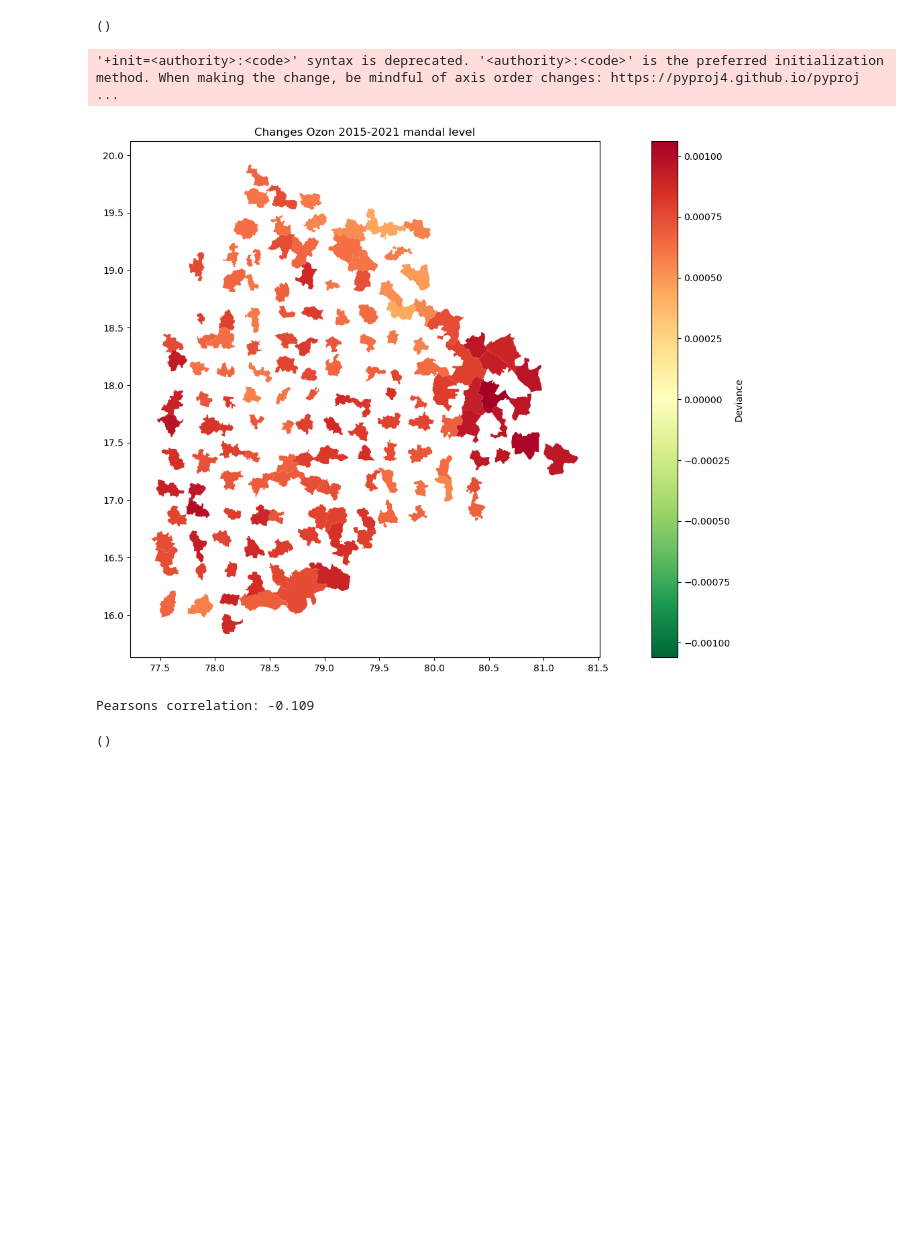
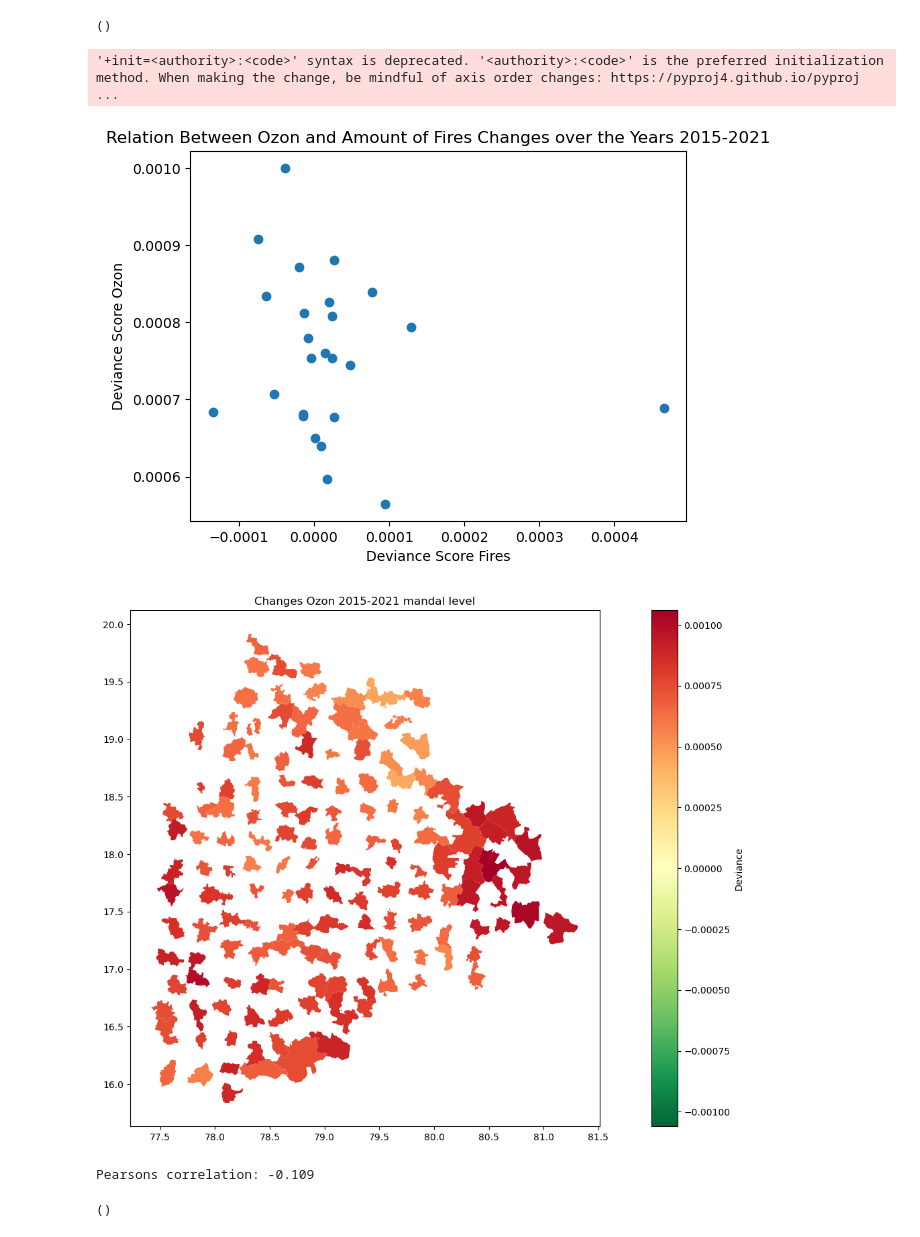
Before and after one commit to undpindia/dicra, a Jupyter notebook: analytics/sandbox/notebooks/crop_fires/DPPD_Jesse/Ozon/ozon.ipynb, the cells around one changed output. Cells and saved outputs as stored; diff of their text form; code cells hidden in the pictures; blank space fills up the shorter version.

```diff
--- a/analytics/sandbox/notebooks/crop_fires/DPPD_Jesse/Ozon/ozon.ipynb
+++ b/analytics/sandbox/notebooks/crop_fires/DPPD_Jesse/Ozon/ozon.ipynb
@@ -111,11 +111,11 @@ def correlation(data, endyear, name, boundaries, col_name):
                         cmap = 'RdYlGn_r',
                         norm = norm)
     plt.title(text)
-    os.chdir('c:\\Users\\Jesse\\OneDrive\\Documenten\\Master BAOR\\Thesis\\GitHub\\dicra\\analytics\\notebooks\\crop_fires\\DPPD_Jesse\\'+name+'\\result')
+    os.chdir('c:\\Users\\Jesse\\OneDrive\\Documenten\\Master BAOR\\Thesis\\GitHub\\dicra\\analytics\\sandbox\\notebooks\\crop_fires\\DPPD_Jesse\\'+name+'\\result')
     plt.savefig(text + '.png', bbox_inches='tight')
     plt.show()
 
-    os.chdir('c:\\Users\\Jesse\\OneDrive\\Documenten\\Master BAOR\\Thesis\\GitHub\\dicra\\analytics\\notebooks\\crop_fires\\DPPD_Jesse\\Fires\\results')
+    os.chdir('c:\\Users\\Jesse\\OneDrive\\Documenten\\Master BAOR\\Thesis\\GitHub\\dicra\\analytics\\sandbox\\notebooks\\crop_fires\\DPPD_Jesse\\Fires\\results')
     DPPD_Fires = pd.read_csv('DPPD_Fires_'+str(endyear)+'.csv', index_col = 0)
     DPPD_Fires.columns = ['index', 'Slope Score Fires', 'geometry']
 
@@ -130,14 +130,15 @@ def correlation(data, endyear, name, boundaries, col_name):
                      "color": "Area"
                  },)
     fig.show()
-    os.chdir('c:\\Users\\Jesse\\OneDrive\\Documenten\\Master BAOR\\Thesis\\GitHub\\dicra\\analytics\\notebooks\\crop_fires\\DPPD_Jesse\\'+name+'\\result')
+    os.chdir('c:\\Users\\Jesse\\OneDrive\\Documenten\\Master BAOR\\Thesis\\GitHub\\dicra\\analytics\\sandbox\\notebooks\\crop_fires\\DPPD_Jesse\\'+name+'\\result')
     fig.write_image('Relation between '+ name +' and Fires Changes ' + word + '.png')
-    #plt.scatter(Corr['Slope Score Fires'], Corr['Slope Score'])
-    #plt.title('Relation Between ' + name + ' and Amount of Fires Changes over the Years 2015-'+str(endyear))
-    #plt.xlabel('Deviance Score Fires')
-    #plt.ylabel('Deviance Score '+name)
-    #os.chdir('c:\\Users\\Jesse\\OneDrive\\Documenten\\Master BAOR\\Thesis\\GitHub\\dicra\\analytics\\notebooks\\crop_fires\\DPPD_Jesse\\'+name+'\\result')
-    #plt.savefig('Relation between '+ name +' and Fires Changes.png', bbox_inches='tight')
+
+    plt.scatter(Corr['Slope Score Fires'], Corr['Slope Score'])
+    plt.title('Relation Between ' + name + ' and Amount of Fires Changes over the Years 2015-'+str(endyear))
+    plt.xlabel('Deviance Score Fires')
+    plt.ylabel('Deviance Score '+name)
+    os.chdir('c:\\Users\\Jesse\\OneDrive\\Documenten\\Master BAOR\\Thesis\\GitHub\\dicra\\analytics\\sandbox\\notebooks\\crop_fires\\DPPD_Jesse\\'+name+'\\result')
+    plt.savefig('Relation between '+ name +' and Fires Changes matplotlib' + word + '.png', bbox_inches='tight')
     #plt.show()
 
     corr, _ = pearsonr(Corr['Slope Score Fires'], Corr['Slope Score'])
@@ -198,11 +199,12 @@ correlation(Ozon_df, 2021, 'Ozon', district_boundaries, 'Dist_Name')
 Pearsons correlation: -0.204
 ()
 # %%
-os.chdir('c:\\Users\\Jesse\\OneDrive\\Documenten\\Master BAOR\\Thesis\\GitHub\\dicra\\analytics\\notebooks\\crop_fires\\DPPD_Jesse\\Ozon')
+os.chdir('c:\\Users\\Jesse\\OneDrive\\Documenten\\Master BAOR\\Thesis\\GitHub\\dicra\\analytics\\sandbox\\notebooks\\crop_fires\\DPPD_Jesse\\Ozon')
 Ozon_df = pd.read_csv('Ozon_years_mandal.csv', index_col=0)
 correlation(Ozon_df, 2021, 'Ozon', mandal_boundaries, 'Mandal_Nam')
 # %% [output]
 '+init=<authority>:<code>' syntax is deprecated. '<authority>:<code>' is the preferred initialization method. When making the change, be mindful of axis order changes: https://pyproj4.github.io/pyproj ...
-[figure, old version]
+[figure, new version]
+[figure, added]
 Pearsons correlation: -0.109
 ()
```
Also changed, not shown: parts of 3 cells of this notebook, 15 other files.
